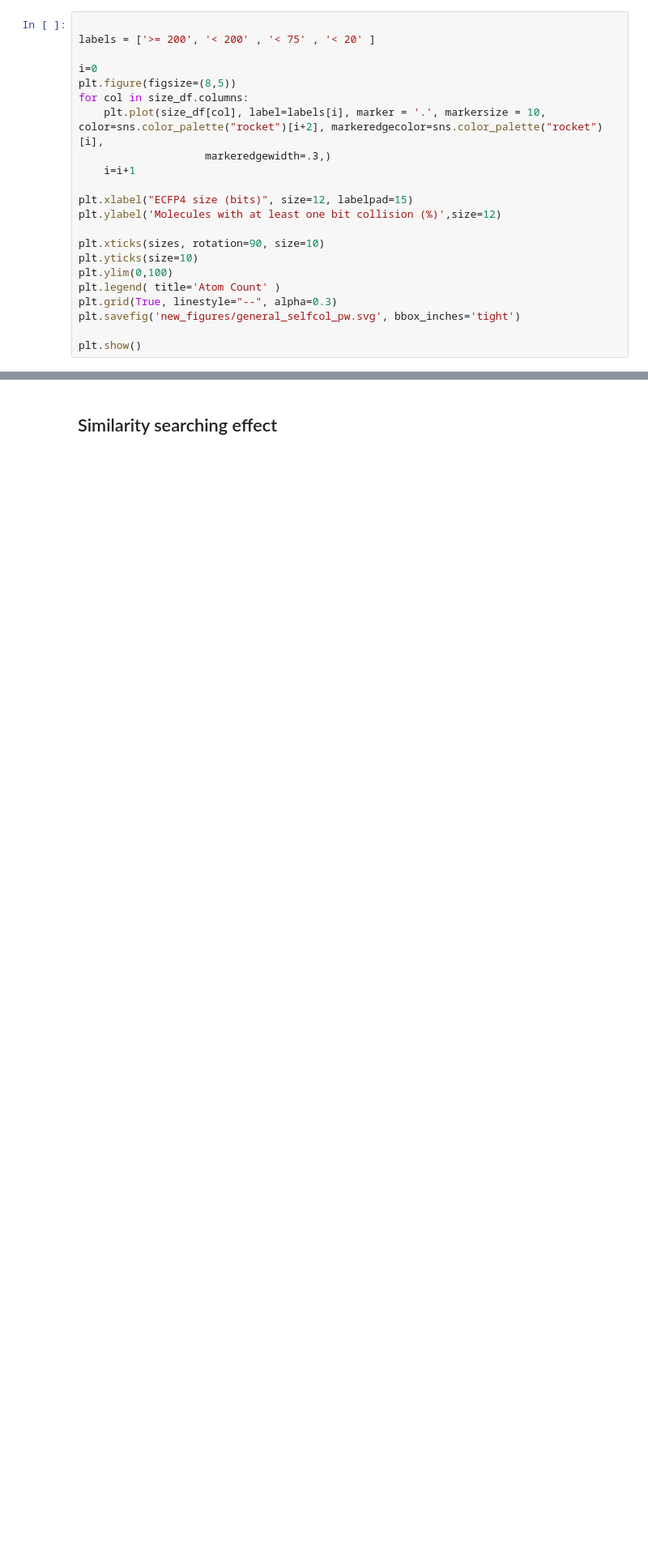
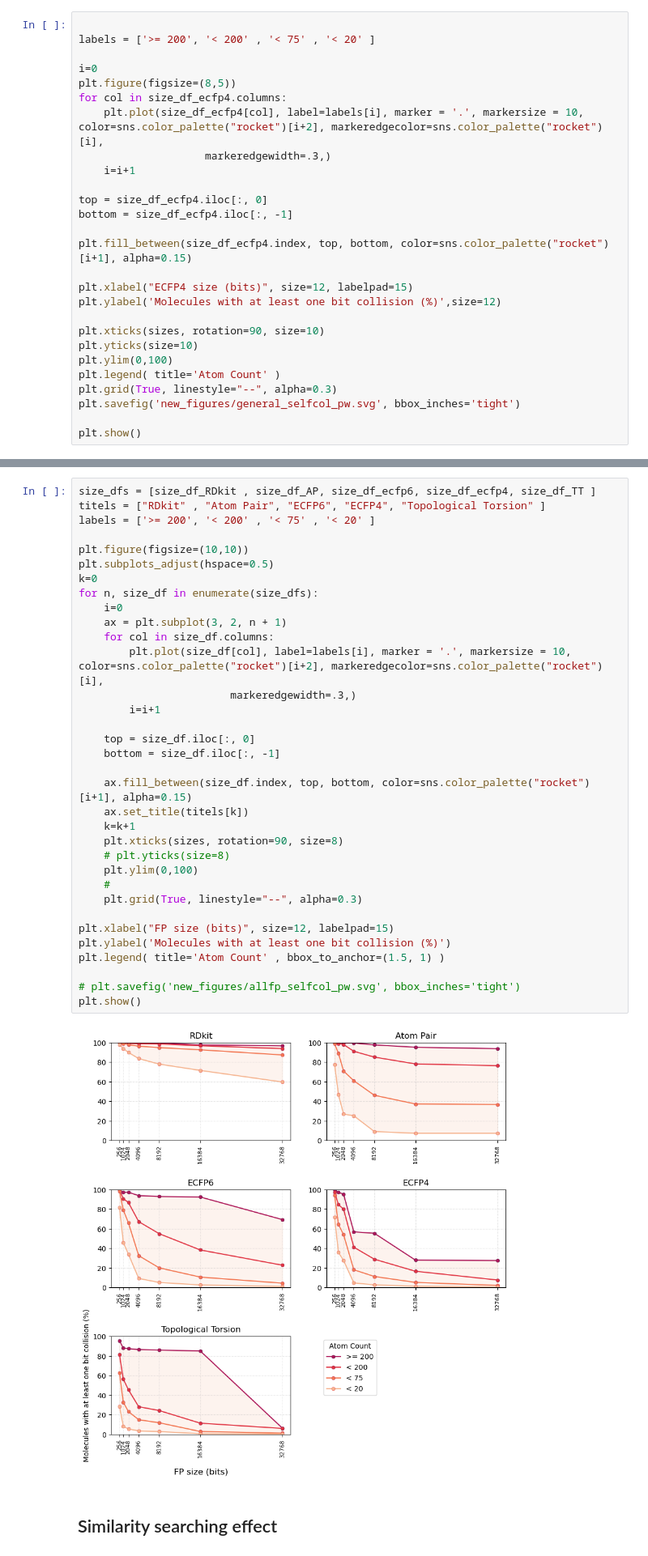
Before and after one commit to miko-dj/bit-collisions, a Jupyter notebook: bitcollisions.ipynb, the cells around one changed output, grey strips where cells are left out. Shown at 81% size. Drawn from its saved outputs; the diff is of its cells as text; blank space fills up the shorter version.

Commit message:
updated figs col per mol size

```diff
--- a/bitcollisions.ipynb
+++ b/bitcollisions.ipynb
@@ -529,10 +529,15 @@ labels = ['>= 200', '< 200' , '< 75' , '< 20' ]
 
 i=0
 plt.figure(figsize=(8,5))
-for col in size_df.columns:
-    plt.plot(size_df[col], label=labels[i], marker = '.', markersize = 10,  color=sns.color_palette("rocket")[i+2], markeredgecolor=sns.color_palette("rocket")[i],
+for col in size_df_ecfp4.columns:
+    plt.plot(size_df_ecfp4[col], label=labels[i], marker = '.', markersize = 10,  color=sns.color_palette("rocket")[i+2], markeredgecolor=sns.color_palette("rocket")[i],
                     markeredgewidth=.3,)
     i=i+1
+
+top = size_df_ecfp4.iloc[:, 0]
+bottom = size_df_ecfp4.iloc[:, -1]
+
+plt.fill_between(size_df_ecfp4.index, top, bottom, color=sns.color_palette("rocket")[i+1], alpha=0.15)
 
 plt.xlabel("ECFP4 size (bits)", size=12, labelpad=15)
 plt.ylabel('Molecules with at least one bit collision (%)',size=12)
@@ -643,3 +615,39 @@ for size_df in size_dfs:
+# %%
+size_dfs = [size_df_RDkit , size_df_AP, size_df_ecfp6, size_df_ecfp4, size_df_TT ]
+titels = ["RDkit" , "Atom Pair", "ECFP6", "ECFP4", "Topological Torsion" ]
+labels = ['>= 200', '< 200' , '< 75' , '< 20' ]
+
+plt.figure(figsize=(10,10))
+plt.subplots_adjust(hspace=0.5)
+k=0
+for n, size_df in enumerate(size_dfs):
+    i=0
+    ax = plt.subplot(3, 2, n + 1)
+    for col in size_df.columns:
+        plt.plot(size_df[col], label=labels[i], marker = '.', markersize = 10,  color=sns.color_palette("rocket")[i+2], markeredgecolor=sns.color_palette("rocket")[i],
+                        markeredgewidth=.3,)
+        i=i+1
+
+    top = size_df.iloc[:, 0]
+    bottom = size_df.iloc[:, -1]
+
+    ax.fill_between(size_df.index, top, bottom, color=sns.color_palette("rocket")[i+1], alpha=0.15)
+    ax.set_title(titels[k])
+    k=k+1
+    plt.xticks(sizes, rotation=90, size=8)
+    # plt.yticks(size=8)
+    plt.ylim(0,100)
+    #
+    plt.grid(True, linestyle="--", alpha=0.3)
+
+plt.xlabel("FP size (bits)", size=12, labelpad=15)
+plt.ylabel('Molecules with at least one bit collision (%)')
+plt.legend( title='Atom Count' , bbox_to_anchor=(1.5, 1) )
+
+# plt.savefig('new_figures/allfp_selfcol_pw.svg', bbox_inches='tight')
+plt.show()
+# %% [output]
+[figure, added]
 # %% [markdown]
 ## Similarity searching effect
 # %%
```
Also changed, not shown: parts of 2 cells of this notebook, 2 other files.
